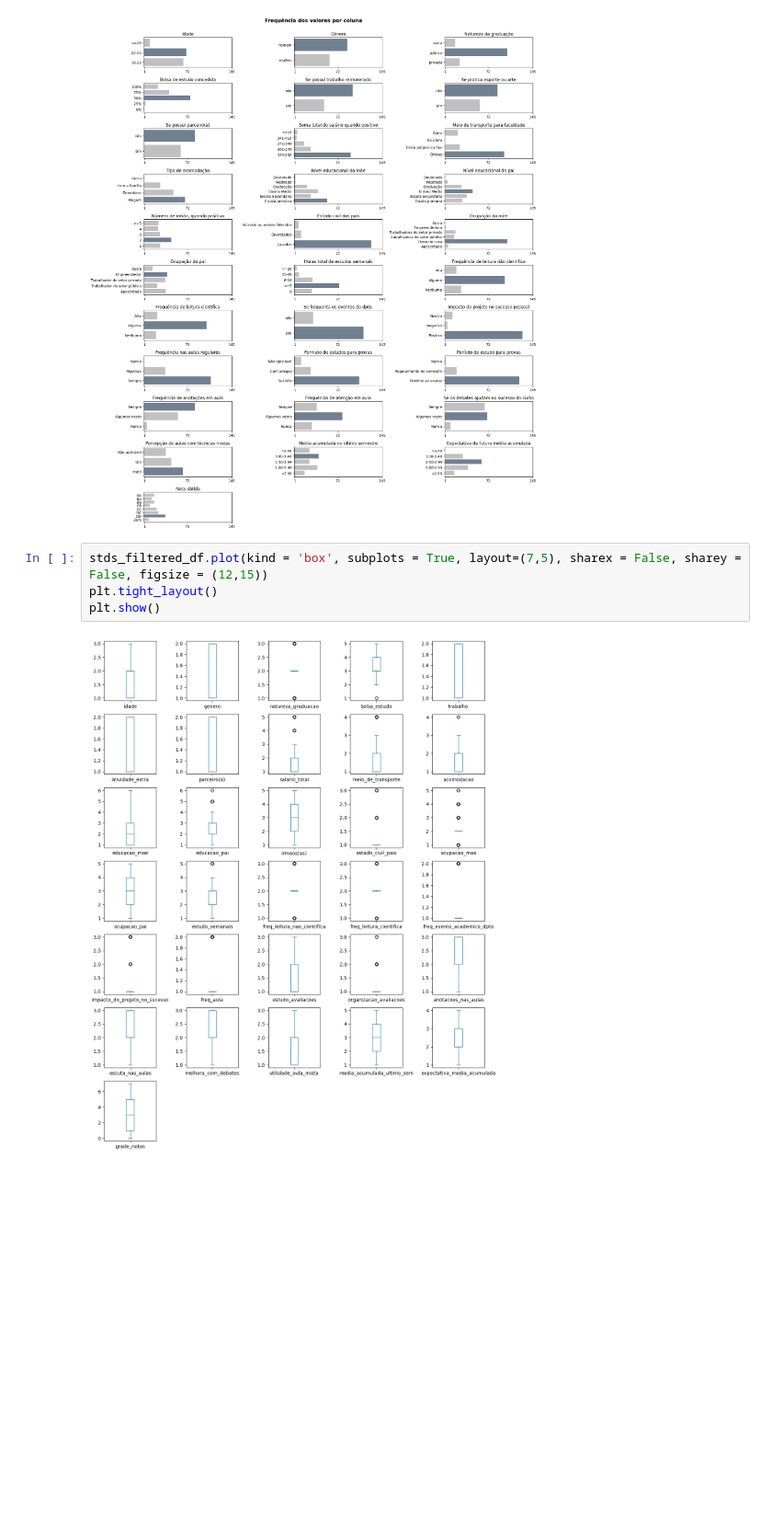
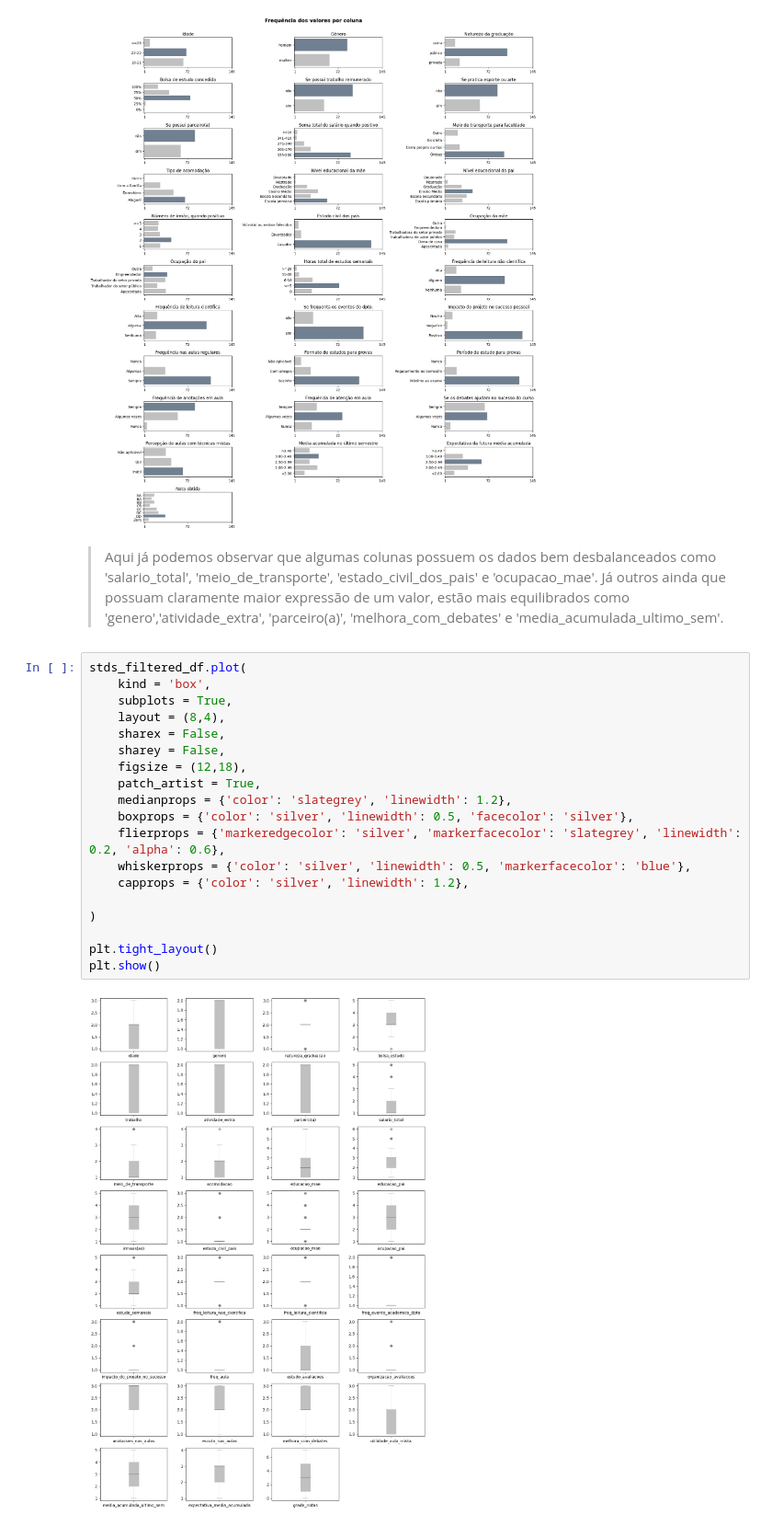
Before and after one commit to IqueMoraes/mvp_analise_exploratoria_e_pre_processamento, a Jupyter notebook: MVP_.ipynb, the cells around one changed output. Shown at 92% size. Cells and saved outputs as stored; diff of their text form; blank space fills up the shorter version.

```diff
--- a/MVP_.ipynb
+++ b/MVP_.ipynb
@@ -919,9 +941,26 @@ fig.suptitle('Frequência dos valores por coluna', y=1.02, fontweight='demibold'
 plt.show()
 # %% [output]
 [figure]
-# %%
-stds_filtered_df.plot(kind = 'box', subplots = True, layout=(7,5), sharex = False, sharey = False, figsize = (12,15))
-plt.tight_layout()
-plt.show()
-# %% [output]
-[figure, removed]
+# %% [markdown]
+> Aqui já podemos observar que algumas colunas possuem os dados bem desbalanceados como 'salario_total', 'meio_de_transporte', 'estado_civil_dos_pais' e 'ocupacao_mae'. Já outros ainda que possuam claramente maior expressão de um valor, estão mais equilibrados como 'genero','atividade_extra', 'parceiro(a)', 'melhora_com_debates' e 'media_acumulada_ultimo_sem'.
+# %%
+stds_filtered_df.plot(
+    kind = 'box',
+    subplots = True,
+    layout = (8,4),
+    sharex = False,
+    sharey = False,
+    figsize = (12,18),
+    patch_artist = True,
+    medianprops = {'color': 'slategrey', 'linewidth': 1.2},
+    boxprops = {'color': 'silver', 'linewidth': 0.5, 'facecolor': 'silver'},
+    flierprops = {'markeredgecolor': 'silver', 'markerfacecolor': 'slategrey', 'linewidth': 0.2, 'alpha': 0.6},
+    whiskerprops = {'color': 'silver', 'linewidth': 0.5, 'markerfacecolor': 'blue'},
+    capprops = {'color': 'silver', 'linewidth': 1.2},
+
+)
+
+plt.tight_layout()
+plt.show()
+# %% [output]
+[figure, added]
```
Also changed, not shown: parts of 13 cells of this notebook.
